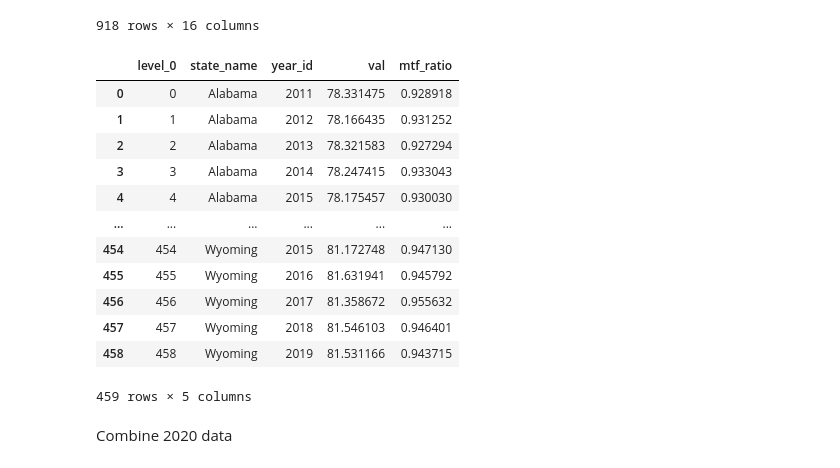
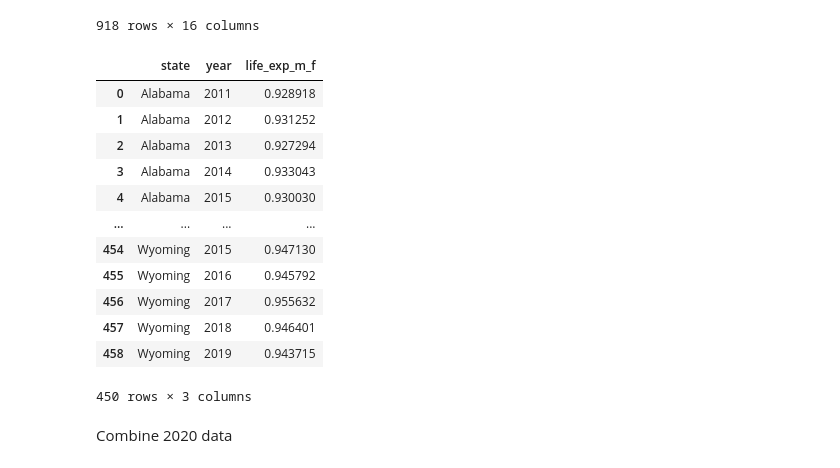
Before and after one commit to macs30122-winter23/final-project-233-not-found, a Jupyter notebook: health.ipynb, the cells around one changed output. Cells and saved outputs as stored; diff of their text form; code cells hidden in the pictures.

```diff
--- a/health.ipynb
+++ b/health.ipynb
@@ -47,27 +47,29 @@ life_2019
 def gender_to_ratio(df):
     new_df = df[df['sex_name'] == "Female"][["state_name", "sex_name", "year_id", "val"]].reset_index()
     m_df = df[df['sex_name'] == "Male"][["state_name", "sex_name", "year_id", "val"]].reset_index()
-    new_df['mtf_ratio'] = m_df['val'].divide(new_df['val'])
-    new_df = new_df.drop(columns=['sex_name']).reset_index()
+    new_df['life_exp_m_f'] = m_df['val'].divide(new_df['val'])
+    new_df = new_df.drop(columns=['sex_name', 'val']).reset_index(drop=True)
+    new_df = new_df.rename({'state_name':'state', 'year_id':'year'}, axis=1)
     return new_df
 # %%
 life_df_2019 = gender_to_ratio(life_2019)
 life_df_2019 = life_df_2019.drop(columns='index')
+life_df_2019.drop(life_df_2019[(life_df_2019['state'] == 'District of Columbia')].index, inplace=True)
 life_df_2019
 # %% [output]
-|  | level_0 | state_name | year_id | val | mtf_ratio |
-| 0 | 0 | Alabama | 2011 | 78.331475 | 0.928918 |
-| 1 | 1 | Alabama | 2012 | 78.166435 | 0.931252 |
-| 2 | 2 | Alabama | 2013 | 78.321583 | 0.927294 |
-| 3 | 3 | Alabama | 2014 | 78.247415 | 0.933043 |
-| 4 | 4 | Alabama | 2015 | 78.175457 | 0.930030 |
-| ... | ... | ... | ... | ... | ... |
-| 454 | 454 | Wyoming | 2015 | 81.172748 | 0.947130 |
-| 455 | 455 | Wyoming | 2016 | 81.631941 | 0.945792 |
-| 456 | 456 | Wyoming | 2017 | 81.358672 | 0.955632 |
-| 457 | 457 | Wyoming | 2018 | 81.546103 | 0.946401 |
-| 458 | 458 | Wyoming | 2019 | 81.531166 | 0.943715 |
+|  | state | year | life_exp_m_f |
+| 0 | Alabama | 2011 | 0.928918 |
+| 1 | Alabama | 2012 | 0.931252 |
+| 2 | Alabama | 2013 | 0.927294 |
+| 3 | Alabama | 2014 | 0.933043 |
+| 4 | Alabama | 2015 | 0.930030 |
+| ... | ... | ... | ... |
+| 454 | Wyoming | 2015 | 0.947130 |
+| 455 | Wyoming | 2016 | 0.945792 |
+| 456 | Wyoming | 2017 | 0.955632 |
+| 457 | Wyoming | 2018 | 0.946401 |
+| 458 | Wyoming | 2019 | 0.943715 |
-459 rows × 5 columns
+450 rows × 3 columns
 # %% [markdown]
 Combine 2020 data
 # %%
```
Also changed, not shown: parts of 11 cells of this notebook, 1 other file.
